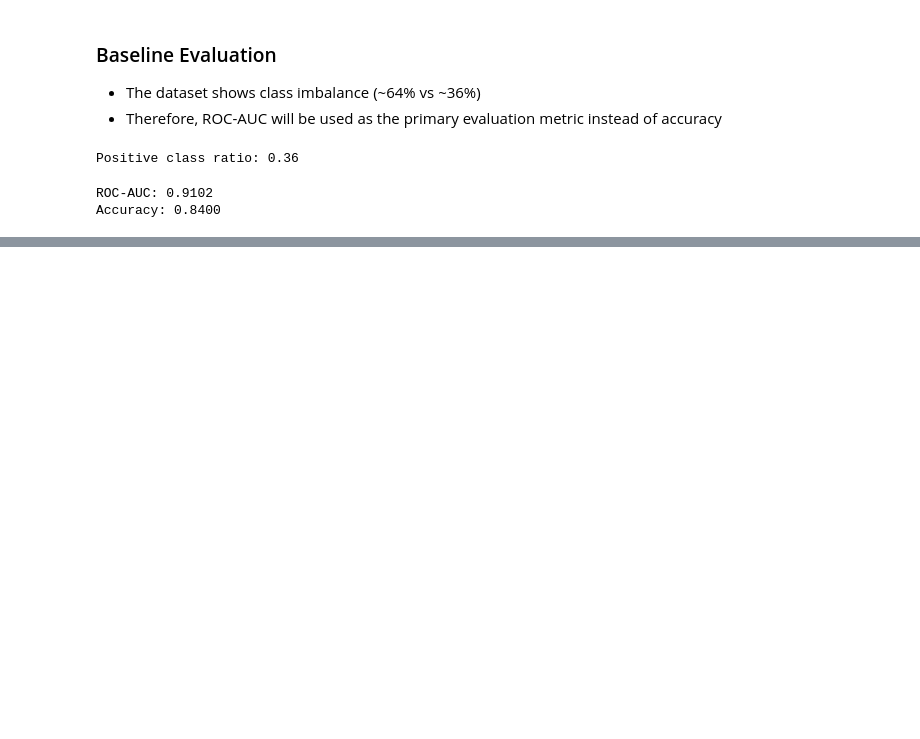
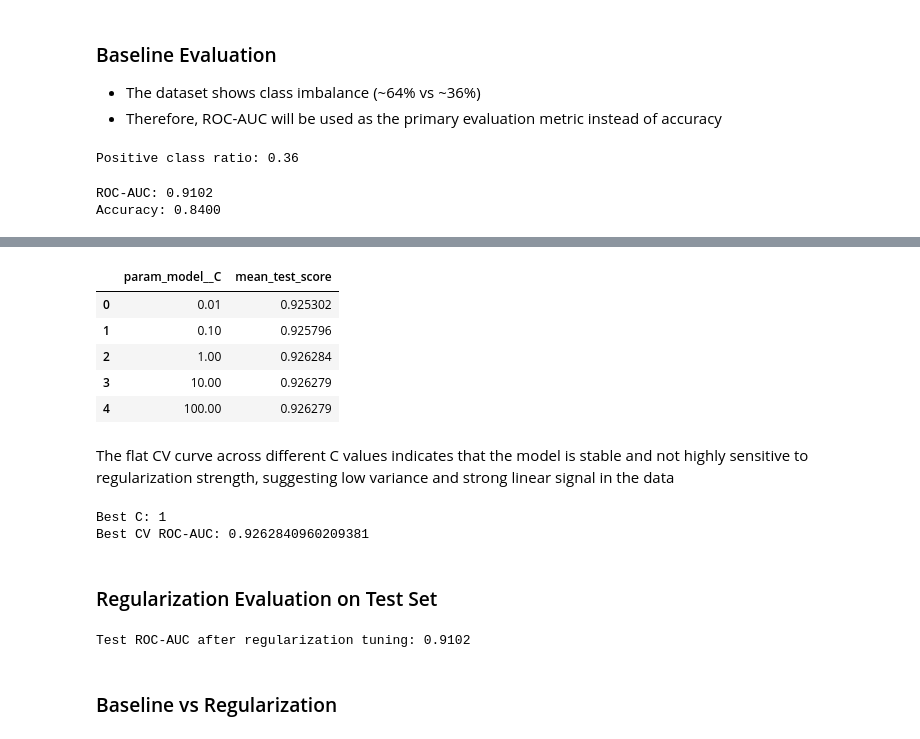
Before and after one commit to AmishaTiwari/ml-model-playbook, a Jupyter notebook: logistic_regression/logistic_regression.ipynb, the cells around one changed output, grey strips where cells are left out. Saved outputs shown, nothing was run; the diff lists cells and outputs as text; code cells hidden in the pictures; blank space fills up the shorter version.

Commit message:
Added regularization tuning for Logistic Regression (C)

```diff
--- a/logistic_regression/logistic_regression.ipynb
+++ b/logistic_regression/logistic_regression.ipynb
@@ -101,0 +105,17 @@ Baseline model summary:
+# %%
+# Cross-validation strategy
+cv = StratifiedKFold(n_splits=5, shuffle=True, random_state=RANDOM_STATE)
+
+# Parameter grid
+param_grid = {
+    "model__C": [0.01, 0.1, 1, 10, 100]
+}
+
+# Grid search
+grid = GridSearchCV(estimator=pipeline,
+                    param_grid=param_grid,
+                    scoring="roc_auc",
+                    cv=cv,
+                    n_jobs=-1)
+
+grid.fit(X_train, y_train)
@@ -101,0 +134,31 @@ Baseline model summary:
+# %%
+cv_results = pd.DataFrame(grid.cv_results_)
+display(cv_results[["param_model__C", "mean_test_score"]])
+# %% [output]
+|  | param_model__C | mean_test_score |
+| 0 | 0.01 | 0.925302 |
+| 1 | 0.10 | 0.925796 |
+| 2 | 1.00 | 0.926284 |
+| 3 | 10.00 | 0.926279 |
+| 4 | 100.00 | 0.926279 |
+# %% [markdown]
+The flat CV curve across different C values indicates that the model is stable and not highly sensitive to regularization strength, suggesting low variance and strong linear signal in the data
+# %%
+best_pipeline = grid.best_estimator_
+best_cv_roc_auc = grid.best_score_
+
+print("Best C:", grid.best_params_["model__C"])
+print("Best CV ROC-AUC:", best_cv_roc_auc)
+# %% [output]
+Best C: 1
+Best CV ROC-AUC: 0.9262840960209381
+# %% [markdown]
+### Regularization Evaluation on Test Set
+# %%
+y_proba = best_pipeline.predict_proba(X_test)[:, 1]
+reg_roc_auc = roc_auc_score(y_test, y_proba)
+print(f"Test ROC-AUC after regularization tuning: {reg_roc_auc:.4f}")
+# %% [output]
+Test ROC-AUC after regularization tuning: 0.9102
+# %% [markdown]
+### Baseline vs Regularization
```
Also changed, not shown: parts of 7 cells of this notebook.
